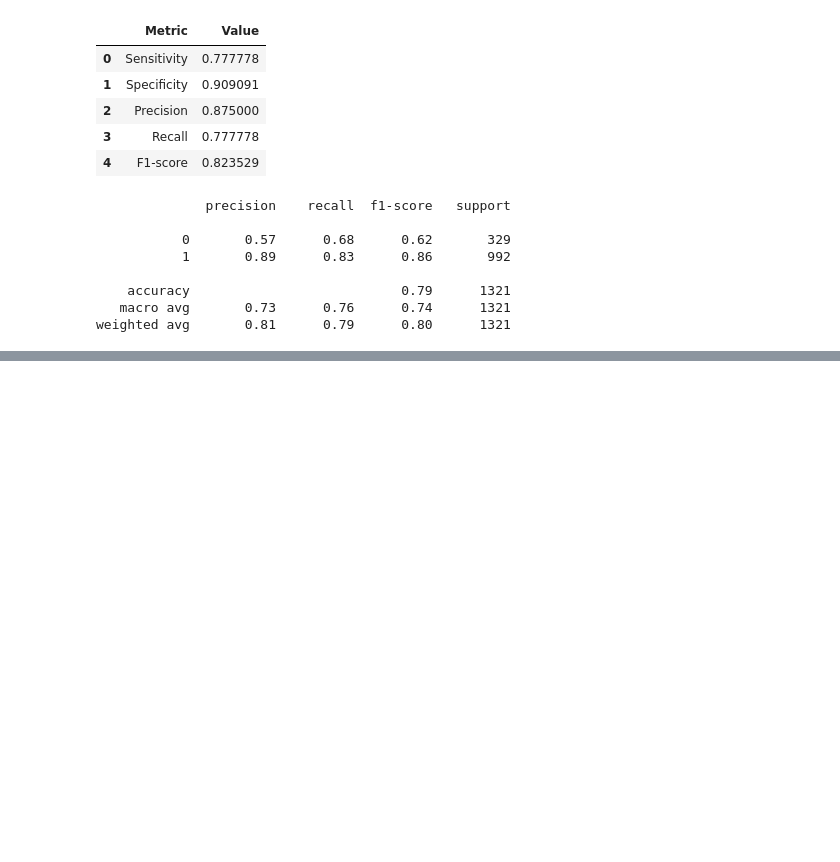
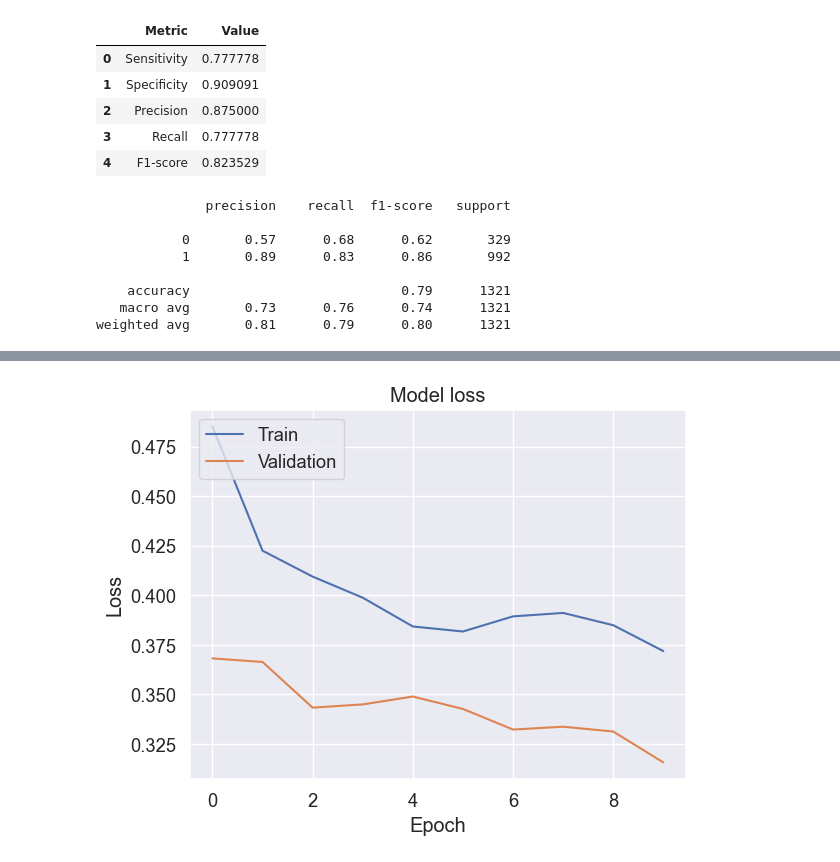
Before and after one commit to Archie138/F20PA-Fall-Detection, a Jupyter notebook: all_sensors.ipynb, the cells around one changed output, grey strips where cells are left out. Saved outputs shown, nothing was run; the diff lists cells and outputs as text; code cells hidden in the pictures; blank space fills up the shorter version.

Commit message:
updated lstm

```diff
--- a/all_sensors.ipynb
+++ b/all_sensors.ipynb
@@ -159,0 +205,2 @@ weighted avg       0.81      0.79      0.80      1321
+# %%
+trained_lstm, lstm, X_val_lstm, y_val_lstm = train_lstm_model(x_train, y_train)
@@ -159,0 +235,11 @@ weighted avg       0.81      0.79      0.80      1321
+# %%
+# Plot training & validation loss values
+plt.plot(lstm.history['loss'])
+plt.plot(lstm.history['val_loss'])
+plt.title('Model loss')
+plt.ylabel('Loss')
+plt.xlabel('Epoch')
+plt.legend(['Train', 'Validation'], loc='upper left')
+plt.show()
+# %% [output]
+[figure, added]
```
Also changed, not shown: parts of 12 cells of this notebook.
